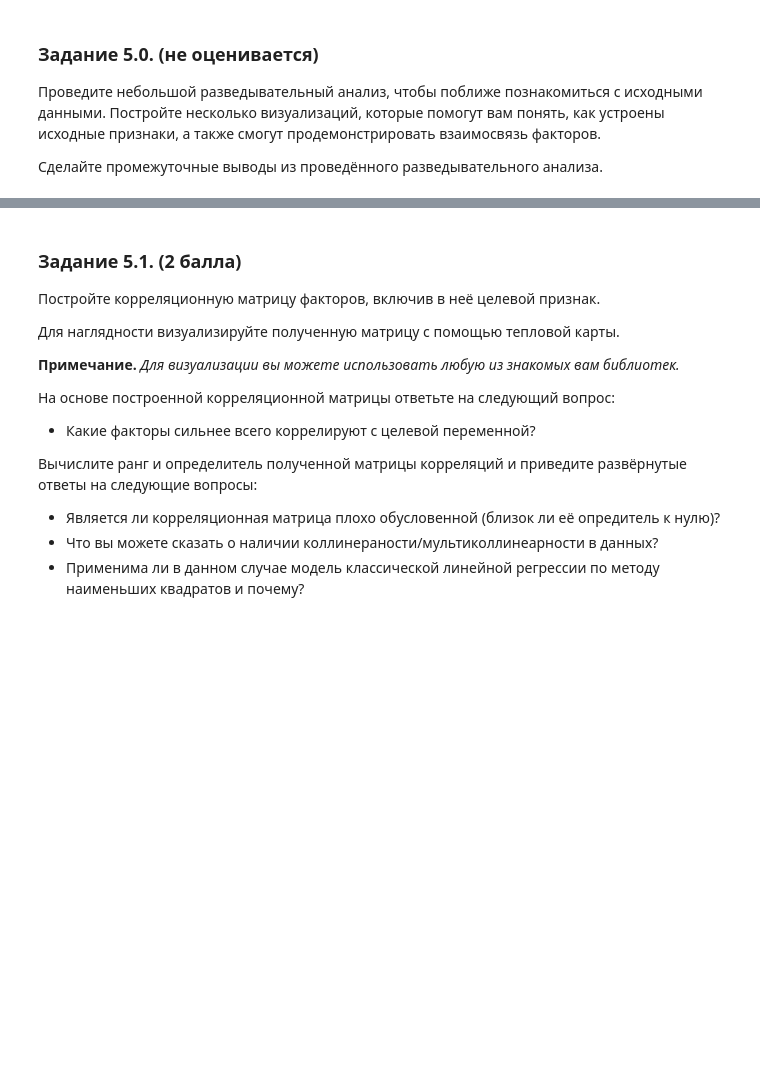
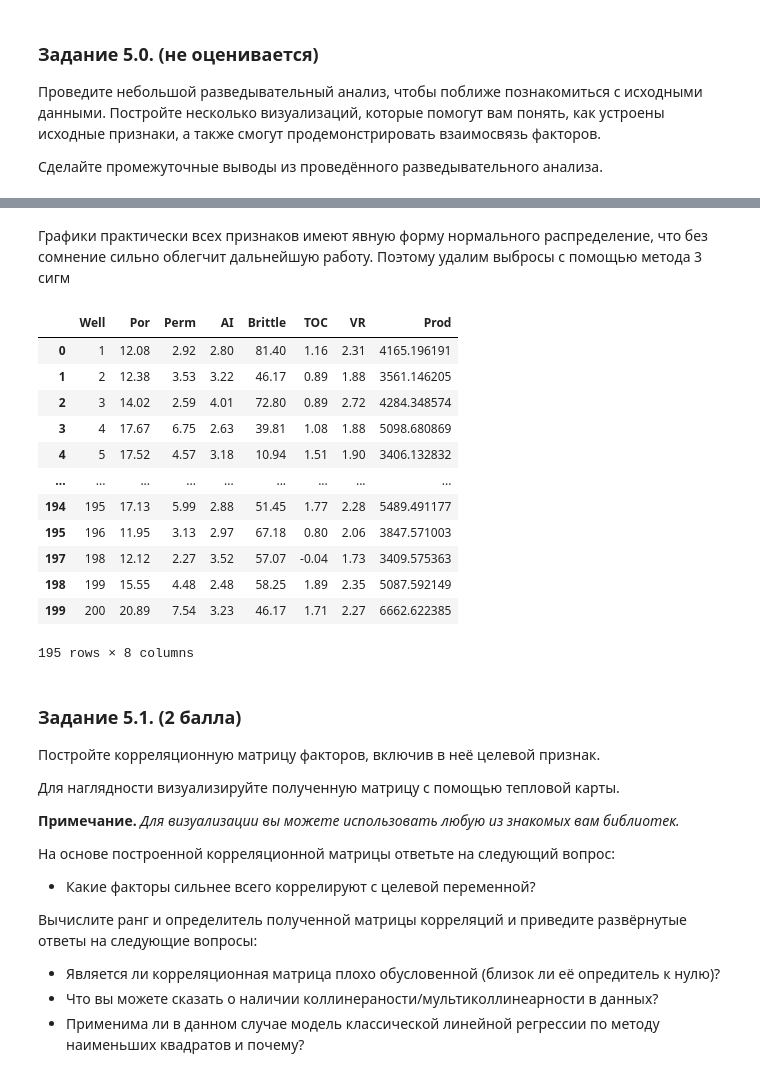
Before and after one commit to AlexKosuhin/SF_data_science, a Jupyter notebook: MATHS/MATH_ML-2._Практика._Ноутбук-шаблон.ipynb, the cells around one changed output, grey strips where cells are left out. Drawn from its saved outputs; the diff is of its cells as text; code cells hidden in the pictures; blank space fills up the shorter version.

```diff
--- a/MATHS/MATH_ML-2._Практика._Ноутбук-шаблон.ipynb
+++ b/MATHS/MATH_ML-2._Практика._Ноутбук-шаблон.ipynb
@@ -64,3 +98,34 @@ data.head()
+# %% [markdown]
+Графики практически всех признаков имеют явную форму нормального распределение, что без сомнение сильно облегчит дальнейшую работу. Поэтому удалим выбросы с помощью метода 3 сигм
+# %%
+def three_sigma(df, column):
+    sigma = np.std(df[column])
+    mean_ = np.mean(df[column])
+    upper_side = mean_ + 3 * sigma
+    lower_side = mean_ - 3 * sigma
+    inliers = (df[column] > lower_side) & (df[column] < upper_side)
+    return inliers
+
+mask_all = pd.Series([True] * len(df), index=df.index)
+for col in ['Por', 'Perm', 'AI', 'Brittle', 'TOC', 'VR', 'Prod']:
+    mask_col = three_sigma(df, col)
+    mask_all = mask_all & mask_col
+df_clean = df[mask_all].copy()
+df_clean
+# %% [output]
+|  | Well | Por | Perm | AI | Brittle | TOC | VR | Prod |
+| 0 | 1 | 12.08 | 2.92 | 2.80 | 81.40 | 1.16 | 2.31 | 4165.196191 |
+| 1 | 2 | 12.38 | 3.53 | 3.22 | 46.17 | 0.89 | 1.88 | 3561.146205 |
+| 2 | 3 | 14.02 | 2.59 | 4.01 | 72.80 | 0.89 | 2.72 | 4284.348574 |
+| 3 | 4 | 17.67 | 6.75 | 2.63 | 39.81 | 1.08 | 1.88 | 5098.680869 |
+| 4 | 5 | 17.52 | 4.57 | 3.18 | 10.94 | 1.51 | 1.90 | 3406.132832 |
+| ... | ... | ... | ... | ... | ... | ... | ... | ... |
+| 194 | 195 | 17.13 | 5.99 | 2.88 | 51.45 | 1.77 | 2.28 | 5489.491177 |
+| 195 | 196 | 11.95 | 3.13 | 2.97 | 67.18 | 0.80 | 2.06 | 3847.571003 |
+| 197 | 198 | 12.12 | 2.27 | 3.52 | 57.07 | -0.04 | 1.73 | 3409.575363 |
+| 198 | 199 | 15.55 | 4.48 | 2.48 | 58.25 | 1.89 | 2.35 | 5087.592149 |
+| 199 | 200 | 20.89 | 7.54 | 3.23 | 46.17 | 1.71 | 2.27 | 6662.622385 |
+195 rows × 8 columns
 # %% [markdown]
 ### Задание 5.1. (2 балла)
 
```
Also changed, not shown: parts of 6 cells of this notebook, 1 other file.
